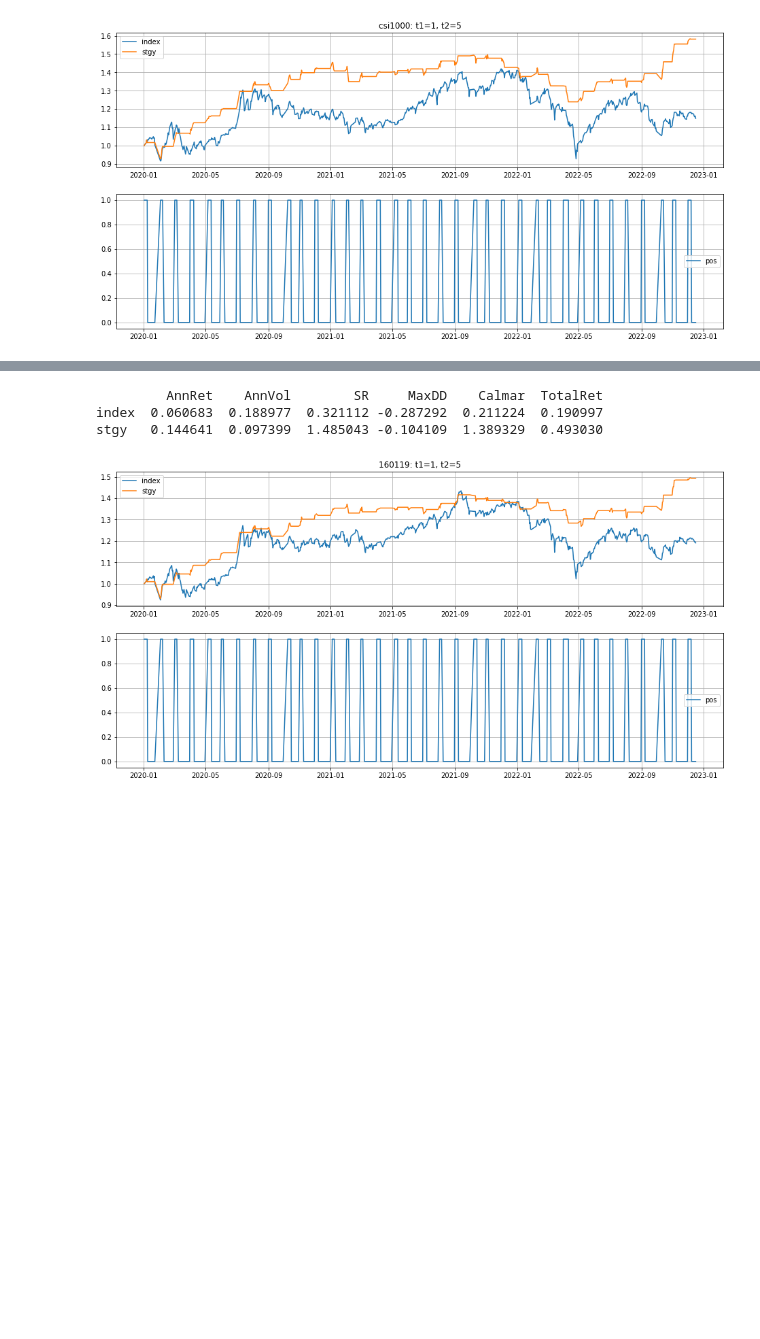
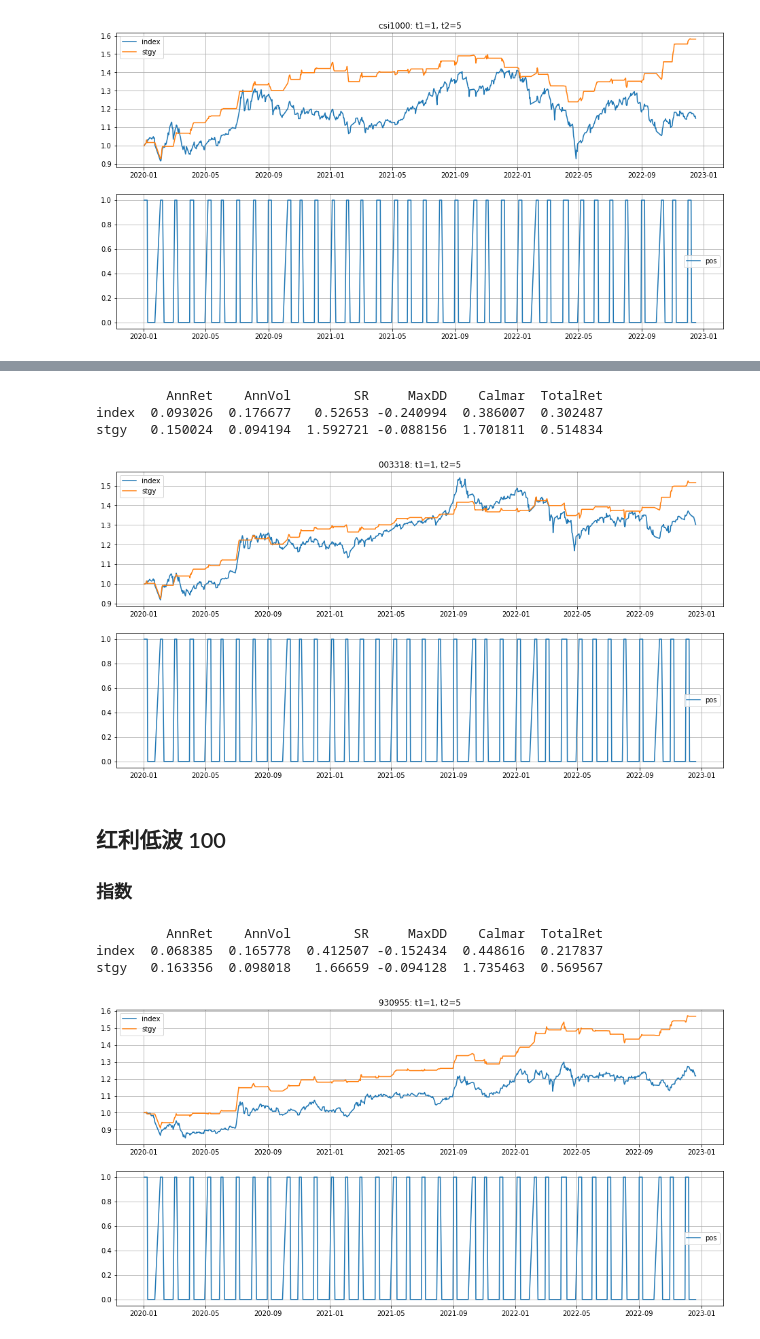
Before and after one commit to hdouhua/pick-up-python, a Jupyter notebook: inv/calendar-strrategy.ipynb, the cells around one changed output, grey strips where cells are left out. Drawn from its saved outputs; the diff is of its cells as text; code cells hidden in the pictures; blank space fills up the shorter version.

```diff
--- a/inv/calendar-strrategy.ipynb
+++ b/inv/calendar-strrategy.ipynb
@@ -109,8 +168,25 @@ index_data.rename(columns={'nav': symbol_id}, inplace=True)
 # %%
+symbol_id = '003318'
+
+index_data = load_fund_data(symbol_id, col_mappings={'nav': symbol_id}, folder='./res/500')
 calendar_strategy(index_data, symbol_id, start_date, end_date, day_range, fee_rate_fund)
 # %% [output]
          AnnRet    AnnVol        SR     MaxDD    Calmar  TotalRet
-index  0.060683  0.188977  0.321112 -0.287292  0.211224  0.190997
-stgy   0.144641  0.097399  1.485043 -0.104109  1.389329  0.493030
+index  0.093026  0.176677   0.52653 -0.240994  0.386007  0.302487
+stgy   0.150024  0.094194  1.592721 -0.088156  1.701811  0.514834
-[figure, old version]
+[figure, new version]
+# %% [markdown]
+## 红利低波 100
+
+### 指数
+# %%
+symbol_id = '930955'
+
+index_data = load_fund_data(symbol_id, col_mappings={'acc_close': symbol_id}, folder='./res/div')
+calendar_strategy(index_data, symbol_id, start_date, end_date, day_range, fee_rate_stock)
+# %% [output]
+         AnnRet    AnnVol        SR     MaxDD    Calmar  TotalRet
+index  0.068385  0.165778  0.412507 -0.152434  0.448616  0.217837
+stgy   0.163356  0.098018   1.66659 -0.094128  1.735463  0.569567
+[figure, added]
 # %% [markdown]
```
Also changed, not shown: parts of 49 cells of this notebook, 26 other files.
